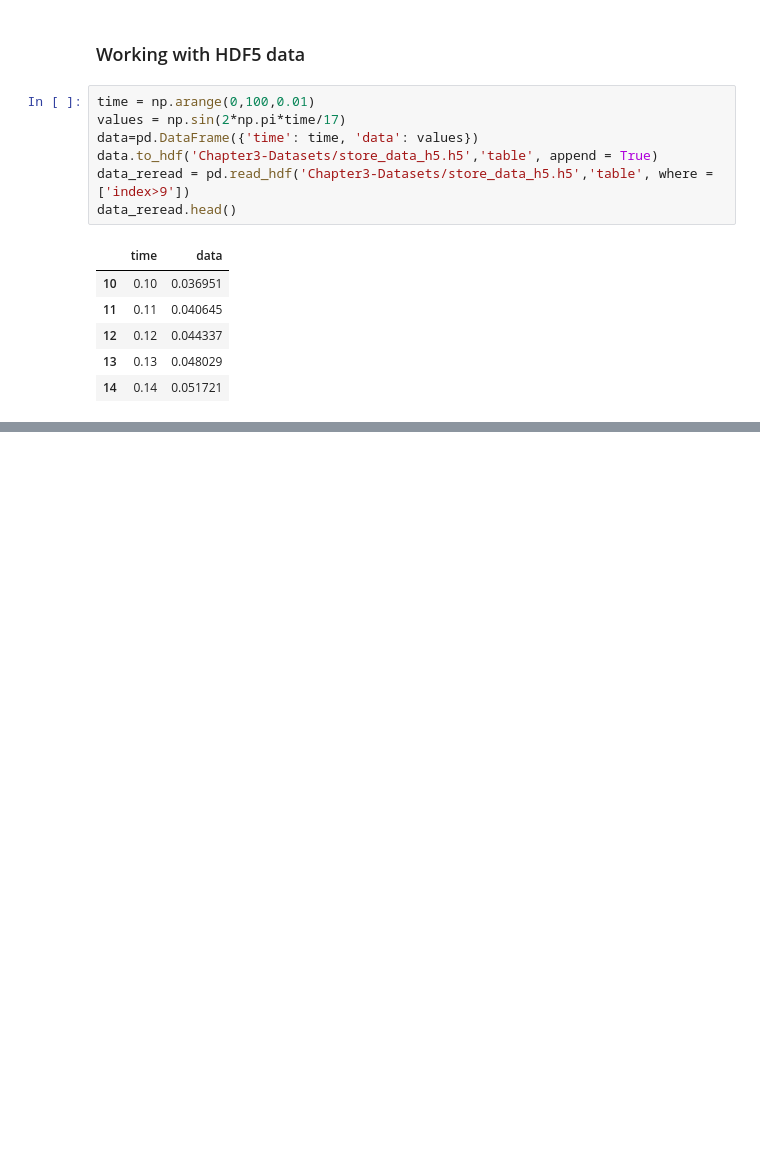
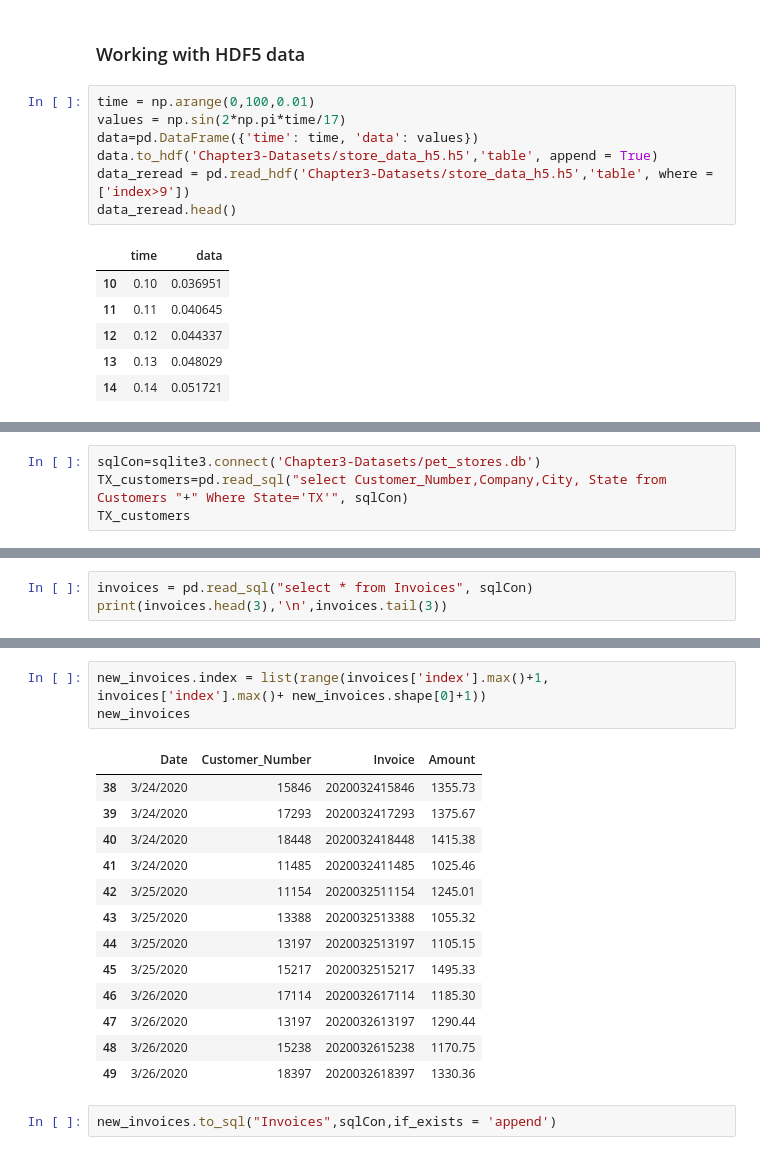
Before and after one commit to mlhudson1/CIDM4310-70_Pandas, a Jupyter notebook: Chapter3.ipynb, the cells around one changed output, grey strips where cells are left out. Cells and saved outputs as stored; diff of their text form; blank space fills up the shorter version.

```diff
--- a/Chapter3.ipynb
+++ b/Chapter3.ipynb
@@ -421,0 +456,4 @@ data_reread.head()
+# %%
+sqlCon=sqlite3.connect('Chapter3-Datasets/pet_stores.db')
+TX_customers=pd.read_sql("select Customer_Number,Company,City, State from Customers "+" Where State='TX'", sqlCon)
+TX_customers
@@ -421,0 +472,3 @@ data_reread.head()
+# %%
+invoices = pd.read_sql("select * from Invoices", sqlCon)
+print(invoices.head(3),'\n',invoices.tail(3))
@@ -421,0 +501,19 @@ data_reread.head()
+# %%
+new_invoices.index = list(range(invoices['index'].max()+1, invoices['index'].max()+ new_invoices.shape[0]+1))
+new_invoices
+# %% [output]
+|  | Date | Customer_Number | Invoice | Amount |
+| 38 | 3/24/2020 | 15846 | 2020032415846 | 1355.73 |
+| 39 | 3/24/2020 | 17293 | 2020032417293 | 1375.67 |
+| 40 | 3/24/2020 | 18448 | 2020032418448 | 1415.38 |
+| 41 | 3/24/2020 | 11485 | 2020032411485 | 1025.46 |
+| 42 | 3/25/2020 | 11154 | 2020032511154 | 1245.01 |
+| 43 | 3/25/2020 | 13388 | 2020032513388 | 1055.32 |
+| 44 | 3/25/2020 | 13197 | 2020032513197 | 1105.15 |
+| 45 | 3/25/2020 | 15217 | 2020032515217 | 1495.33 |
+| 46 | 3/26/2020 | 17114 | 2020032617114 | 1185.30 |
+| 47 | 3/26/2020 | 13197 | 2020032613197 | 1290.44 |
+| 48 | 3/26/2020 | 15238 | 2020032615238 | 1170.75 |
+| 49 | 3/26/2020 | 18397 | 2020032618397 | 1330.36 |
+# %%
+new_invoices.to_sql("Invoices",sqlCon,if_exists = 'append')
```
Also changed, not shown: parts of 8 cells of this notebook, 1 other file.
